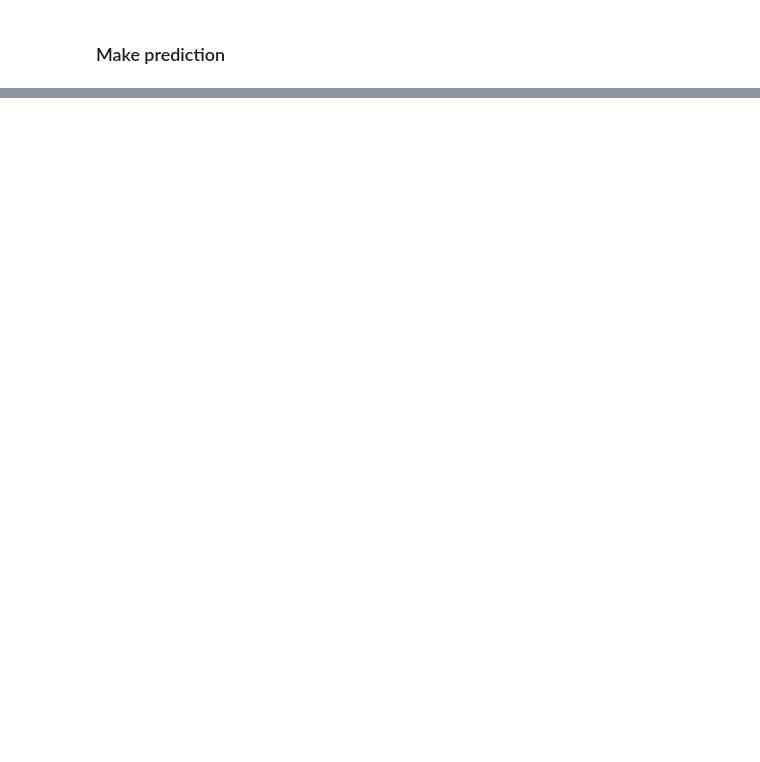
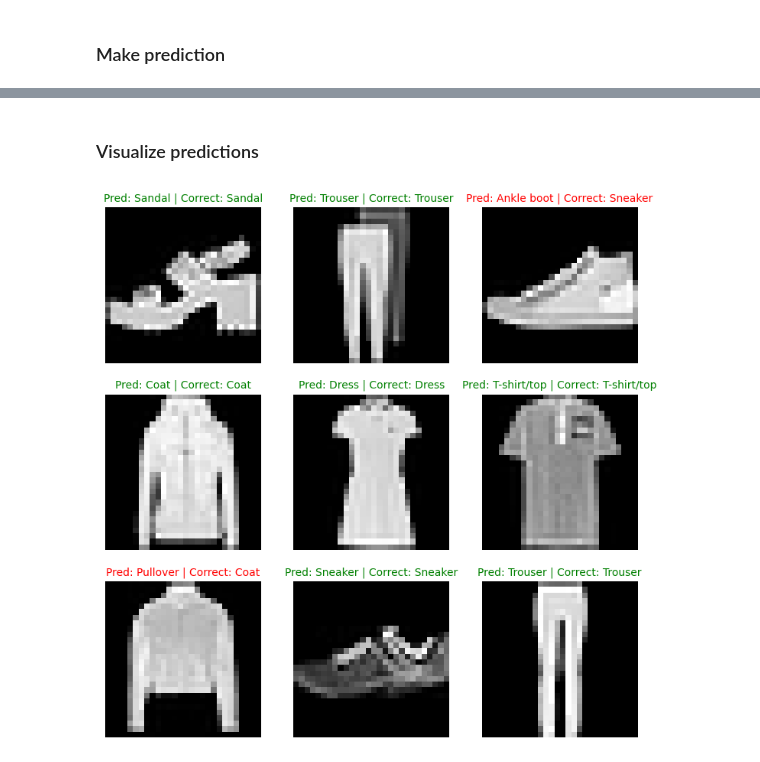
Before and after one commit to chonghao-t/learning-pytorch, a Jupyter notebook: Learning PyTorch/04. Computer Vision.ipynb, the cells around one changed output, grey strips where cells are left out. Cells and saved outputs as stored; diff of their text form; code cells hidden in the pictures; blank space fills up the shorter version.

```diff
--- a/Learning PyTorch/04. Computer Vision.ipynb
+++ b/Learning PyTorch/04. Computer Vision.ipynb
@@ -399,0 +458,6 @@ Test loss: 0.29738 | Test acc: 89.45%
+# %%
+pred_probs = make_predictions(model=model,
+                              data=test_samples)
+pred_classes = pred_probs.argmax(dim=1)
+
+pred_probs, pred_classes
@@ -399,0 +484,30 @@ Test loss: 0.29738 | Test acc: 89.45%
+# %% [markdown]
+### Visualize predictions
+# %%
+plt.figure(figsize=(9, 9))
+
+for i, sample in enumerate(test_samples):
+  # Create a subplot
+  plt.subplot(3, 3, i+1)
+
+  # Plot the target image
+  plt.imshow(sample.squeeze(), cmap="gray")
+
+  # Find the prediction label (in text form, e.g. "Sandal")
+  pred_label = class_names[pred_classes[i]]
+
+  # Get the truth label (in text form, e.g. "T-shirt")
+  correct_label = class_names[test_labels[i]]
+
+  # Create the title text of the plot
+  title_text = f"Pred: {pred_label} | Correct: {correct_label}"
+
+  # Check for equality and change title colour accordingly
+  if pred_label == correct_label:
+      plt.title(title_text, fontsize=10, c="g") # green text if correct
+  else:
+      plt.title(title_text, fontsize=10, c="r") # red text if wrong
+
+  plt.axis(False)
+# %% [output]
+[figure, added]
```
Also changed, not shown: parts of 10 cells of this notebook.
